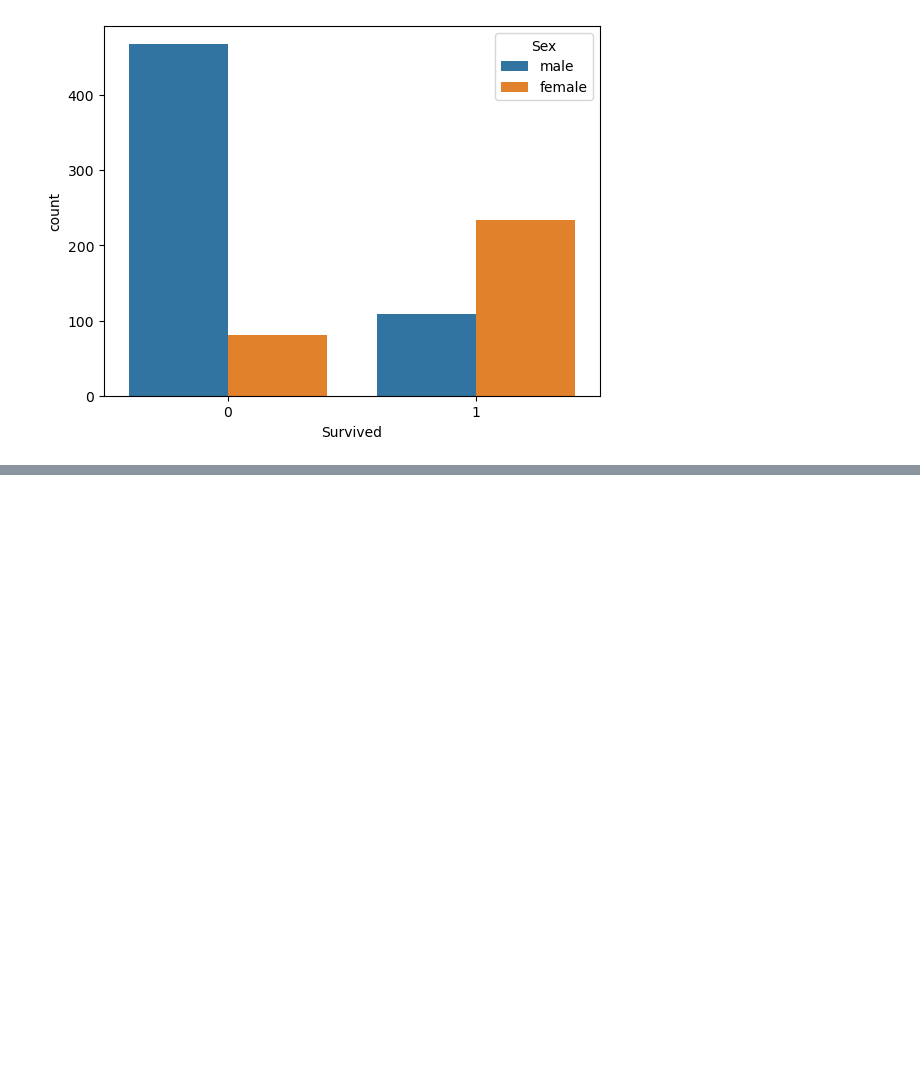
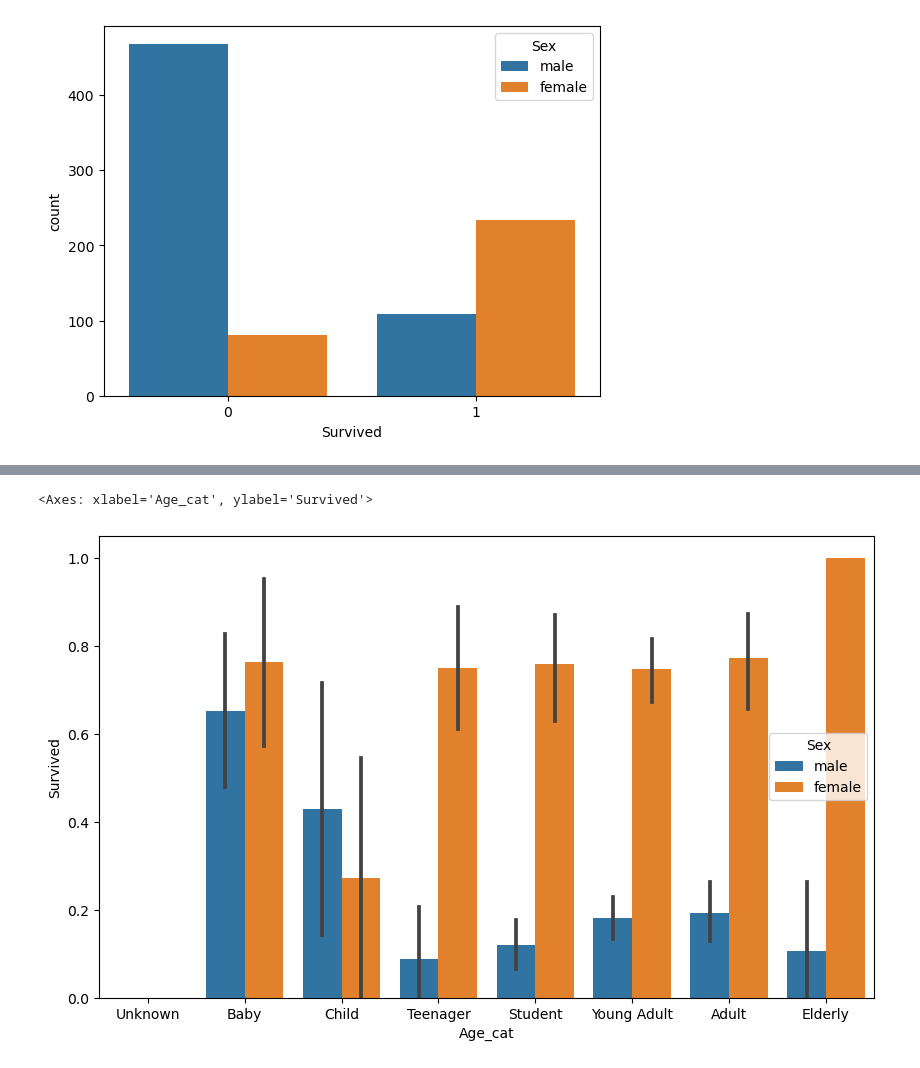
Before and after one commit to buzziru/ML_GUIDE, a Jupyter notebook: source/Titanic.ipynb, the cells around one changed output, grey strips where cells are left out. Cells and saved outputs as stored; diff of their text form; code cells hidden in the pictures; blank space fills up the shorter version.

```diff
--- a/source/Titanic.ipynb
+++ b/source/Titanic.ipynb
@@ -5,7 +5,7 @@ import matplotlib.pyplot as plt
 import seaborn as sns
 %matplotlib inline
 # %%
-titanic_df = pd.read_csv('../data/train.csv')
+titanic_df = pd.read_csv('../data/titanic/train.csv')
 titanic_df.head()
 # %% [output]
 |  | PassengerId | Survived | Pclass | Name | Sex | Age | SibSp | Parch | Ticket | Fare | ... |
@@ -197,3 +197,28 @@ sns.countplot(data=titanic_df, x='Survived', hue='Sex')
 plt.show()
 # %% [output]
 [figure]
+# %%
+def get_catergory(age):
+    cat = ''
+    if age <= -1:
+        cat = 'Unknown'
+    elif age <=5:
+        cat = 'Baby'
+    elif age <=12:
+        cat = 'Child'
+    elif age <=18:
+        cat = 'Teenager'
+    elif age <=25:
+        cat = 'Student'
+    elif age <=35:
+        cat = 'Young Adult'
+    elif age <=60:
+        cat = 'Adult'
+    else:
+        cat = 'Elderly'
+
+    return cat
+# %%
+group_names = ['Unknown', 'Baby', 'Child', 'Teenager', 'Student', 'Young Adult', 'Adult', 'Elderly']
+titanic_df['Age_cat'] = titanic_df['Age'].apply(get_catergory)
+titanic_df.head()
@@ -199,0 +232,6 @@ plt.show()
+# %%
+plt.figure(figsize=(10, 6))
+sns.barplot(data=titanic_df, x='Age_cat', y='Survived', hue='Sex', order=group_names)
+# %% [output]
+<Axes: xlabel='Age_cat', ylabel='Survived'>
+[figure, added]
```
Also changed, not shown: parts of 14 cells of this notebook, 5 other files.
